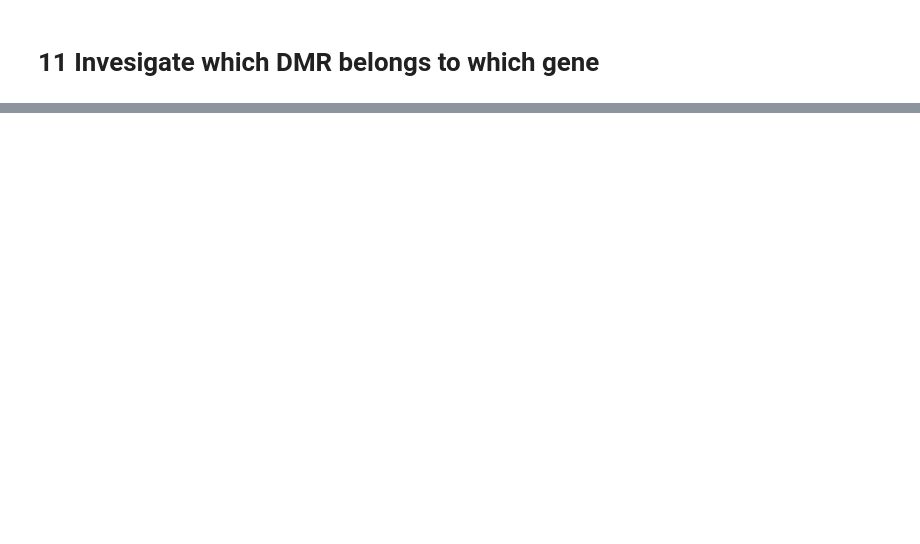
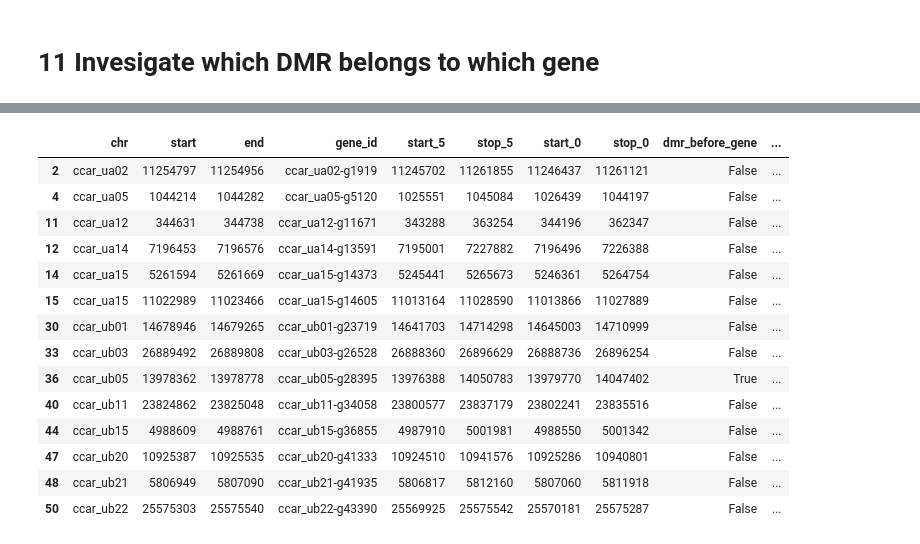
Before and after one commit to MagdalenaWinklhofer/WholeGenomeBisulphiteSequencing, a Jupyter notebook: DNAseq_pipeline/7_match_dmr_to_gene.ipynb, the cells around one changed output, grey strips where cells are left out. Drawn from its saved outputs; the diff is of its cells as text; code cells hidden in the pictures; blank space fills up the shorter version.

```diff
--- a/DNAseq_pipeline/7_match_dmr_to_gene.ipynb
+++ b/DNAseq_pipeline/7_match_dmr_to_gene.ipynb
@@ -521,3 +556,21 @@ dmr_withinGeneBorder['NvsA'].loc[dmr_withinGeneBorder['NvsA']['gene_id'].isin(si
+# %%
+dmr_withinGeneBorder['NvsR'].loc[dmr_withinGeneBorder['NvsR']['gene_id'].isin(sigdmr)]
+# %% [output]
+|  | chr | start | end | gene_id | start_5 | stop_5 | start_0 | stop_0 | dmr_before_gene | ... |
+| 2 | ccar_ua02 | 11254797 | 11254956 | ccar_ua02-g1919 | 11245702 | 11261855 | 11246437 | 11261121 | False | ... |
+| 4 | ccar_ua05 | 1044214 | 1044282 | ccar_ua05-g5120 | 1025551 | 1045084 | 1026439 | 1044197 | False | ... |
+| 11 | ccar_ua12 | 344631 | 344738 | ccar_ua12-g11671 | 343288 | 363254 | 344196 | 362347 | False | ... |
+| 12 | ccar_ua14 | 7196453 | 7196576 | ccar_ua14-g13591 | 7195001 | 7227882 | 7196496 | 7226388 | False | ... |
+| 14 | ccar_ua15 | 5261594 | 5261669 | ccar_ua15-g14373 | 5245441 | 5265673 | 5246361 | 5264754 | False | ... |
+| 15 | ccar_ua15 | 11022989 | 11023466 | ccar_ua15-g14605 | 11013164 | 11028590 | 11013866 | 11027889 | False | ... |
+| 30 | ccar_ub01 | 14678946 | 14679265 | ccar_ub01-g23719 | 14641703 | 14714298 | 14645003 | 14710999 | False | ... |
+| 33 | ccar_ub03 | 26889492 | 26889808 | ccar_ub03-g26528 | 26888360 | 26896629 | 26888736 | 26896254 | False | ... |
+| 36 | ccar_ub05 | 13978362 | 13978778 | ccar_ub05-g28395 | 13976388 | 14050783 | 13979770 | 14047402 | True | ... |
+| 40 | ccar_ub11 | 23824862 | 23825048 | ccar_ub11-g34058 | 23800577 | 23837179 | 23802241 | 23835516 | False | ... |
+| 44 | ccar_ub15 | 4988609 | 4988761 | ccar_ub15-g36855 | 4987910 | 5001981 | 4988550 | 5001342 | False | ... |
+| 47 | ccar_ub20 | 10925387 | 10925535 | ccar_ub20-g41333 | 10924510 | 10941576 | 10925286 | 10940801 | False | ... |
+| 48 | ccar_ub21 | 5806949 | 5807090 | ccar_ub21-g41935 | 5806817 | 5812160 | 5807060 | 5811918 | False | ... |
+| 50 | ccar_ub22 | 25575303 | 25575540 | ccar_ub22-g43390 | 25569925 | 25575542 | 25570181 | 25575287 | False | ... |
 # %%
 test = dmr_withinGeneBorder['NvsR'].loc[dmr_withinGeneBorder['NvsR']['gene_id'].isin(sigdmr)]
 test.drop(columns=['start_5', 'stop_5', 'start_0', 'stop_0'], inplace=True)
```
Also changed, not shown: parts of 14 cells of this notebook, 15 other files.
